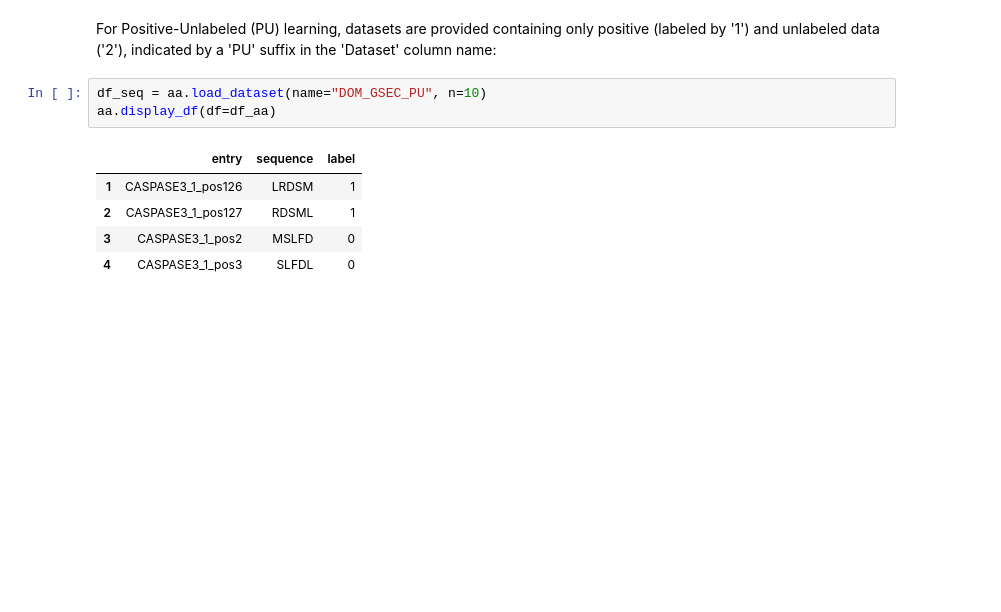
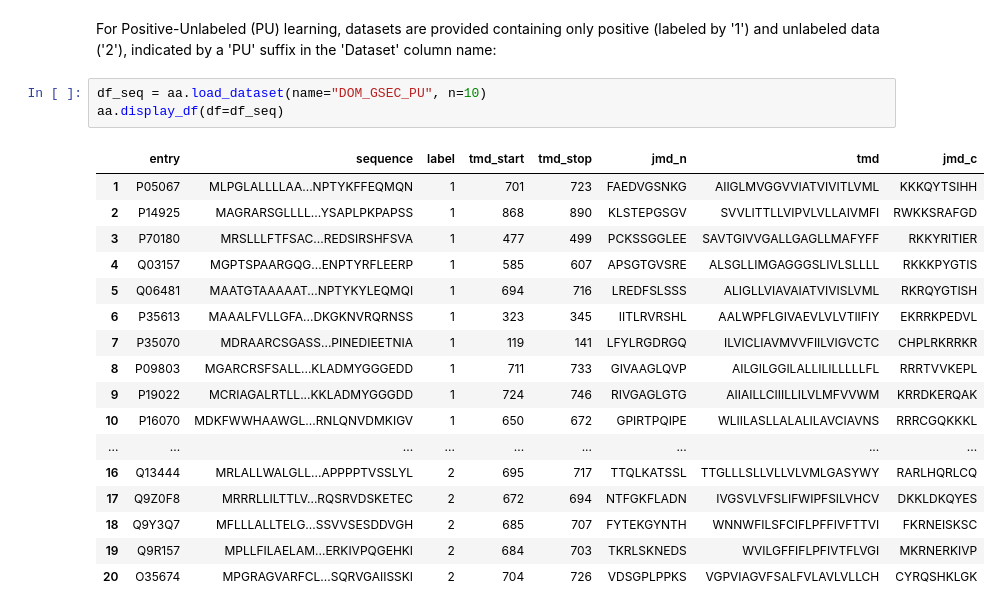
Before and after one commit to breimanntools/aaanalysis, a Jupyter notebook: examples/load_dataset.ipynb, the cells around one changed output. Saved outputs shown, nothing was run; the diff lists cells and outputs as text; blank space fills up the shorter version.

```diff
--- a/examples/load_dataset.ipynb
+++ b/examples/load_dataset.ipynb
@@ -75,10 +73,22 @@ aa.display_df(df=df_aa)
 For Positive-Unlabeled (PU) learning, datasets are provided containing only positive (labeled by '1') and unlabeled data ('2'), indicated by a 'PU' suffix in the 'Dataset' column name:
 # %%
 df_seq = aa.load_dataset(name="DOM_GSEC_PU", n=10)
-aa.display_df(df=df_aa)
+aa.display_df(df=df_seq)
 # %% [output]
-|  | entry | sequence | label |
-| 1 | CASPASE3_1_pos126 | LRDSM | 1 |
-| 2 | CASPASE3_1_pos127 | RDSML | 1 |
-| 3 | CASPASE3_1_pos2 | MSLFD | 0 |
-| 4 | CASPASE3_1_pos3 | SLFDL | 0 |
+|  | entry | sequence | label | tmd_start | tmd_stop | jmd_n | tmd | jmd_c |
+| 1 | P05067 | MLPGLALLLLAA...NPTYKFFEQMQN | 1 | 701 | 723 | FAEDVGSNKG | AIIGLMVGGVVIATVIVITLVML | KKKQYTSIHH |
+| 2 | P14925 | MAGRARSGLLLL...YSAPLPKPAPSS | 1 | 868 | 890 | KLSTEPGSGV | SVVLITTLLVIPVLVLLAIVMFI | RWKKSRAFGD |
+| 3 | P70180 | MRSLLLFTFSAC...REDSIRSHFSVA | 1 | 477 | 499 | PCKSSGGLEE | SAVTGIVVGALLGAGLLMAFYFF | RKKYRITIER |
+| 4 | Q03157 | MGPTSPAARGQG...ENPTYRFLEERP | 1 | 585 | 607 | APSGTGVSRE | ALSGLLIMGAGGGSLIVLSLLLL | RKKKPYGTIS |
+| 5 | Q06481 | MAATGTAAAAAT...NPTYKYLEQMQI | 1 | 694 | 716 | LREDFSLSSS | ALIGLLVIAVAIATVIVISLVML | RKRQYGTISH |
+| 6 | P35613 | MAAALFVLLGFA...DKGKNVRQRNSS | 1 | 323 | 345 | IITLRVRSHL | AALWPFLGIVAEVLVLVTIIFIY | EKRRKPEDVL |
+| 7 | P35070 | MDRAARCSGASS...PINEDIEETNIA | 1 | 119 | 141 | LFYLRGDRGQ | ILVICLIAVMVVFIILVIGVCTC | CHPLRKRRKR |
+| 8 | P09803 | MGARCRSFSALL...KLADMYGGGEDD | 1 | 711 | 733 | GIVAAGLQVP | AILGILGGILALLILILLLLLFL | RRRTVVKEPL |
+| 9 | P19022 | MCRIAGALRTLL...KKLADMYGGGDD | 1 | 724 | 746 | RIVGAGLGTG | AIIAILLCIIILLILVLMFVVWM | KRRDKERQAK |
+| 10 | P16070 | MDKFWWHAAWGL...RNLQNVDMKIGV | 1 | 650 | 672 | GPIRTPQIPE | WLIILASLLALALILAVCIAVNS | RRRCGQKKKL |
+| ... | ... | ... | ... | ... | ... | ... | ... | ... |
+| 16 | Q13444 | MRLALLWALGLL...APPPPTVSSLYL | 2 | 695 | 717 | TTQLKATSSL | TTGLLLSLLVLLVLVMLGASYWY | RARLHQRLCQ |
+| 17 | Q9Z0F8 | MRRRLLILTTLV...RQSRVDSKETEC | 2 | 672 | 694 | NTFGKFLADN | IVGSVLVFSLIFWIPFSILVHCV | DKKLDKQYES |
+| 18 | Q9Y3Q7 | MFLLLALLTELG...SSVVSESDDVGH | 2 | 685 | 707 | FYTEKGYNTH | WNNWFILSFCIFLPFFIVFTTVI | FKRNEISKSC |
+| 19 | Q9R157 | MPLLFILAELAM...ERKIVPQGEHKI | 2 | 684 | 703 | TKRLSKNEDS | WVILGFFIFLPFIVTFLVGI | MKRNERKIVP |
+| 20 | O35674 | MPGRAGVARFCL...SQRVGAIISSKI | 2 | 704 | 726 | VDSGPLPPKS | VGPVIAGVFSALFVLAVLVLLCH | CYRQSHKLGK |
```
Also changed, not shown: parts of 2 cells of this notebook, 7 other files.
